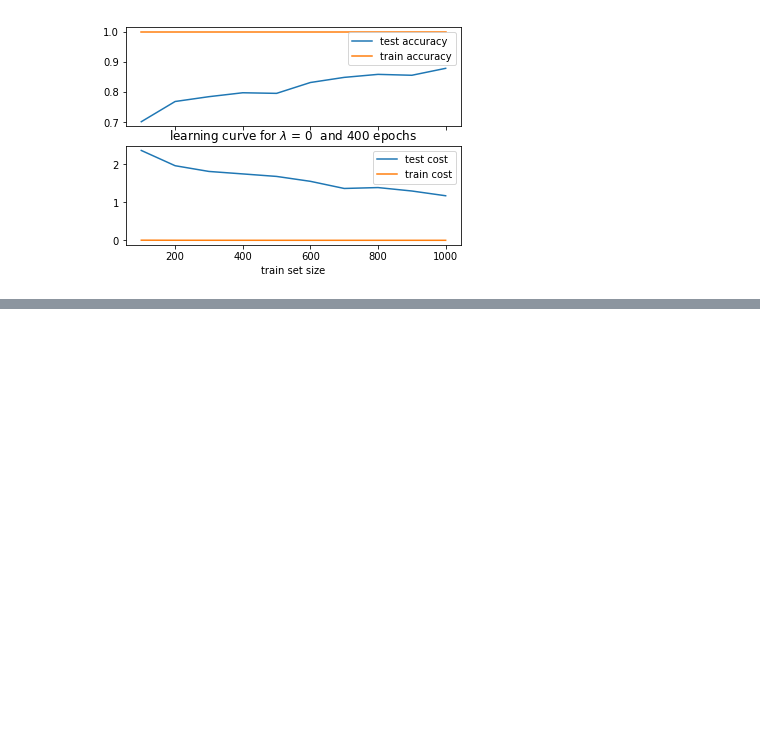
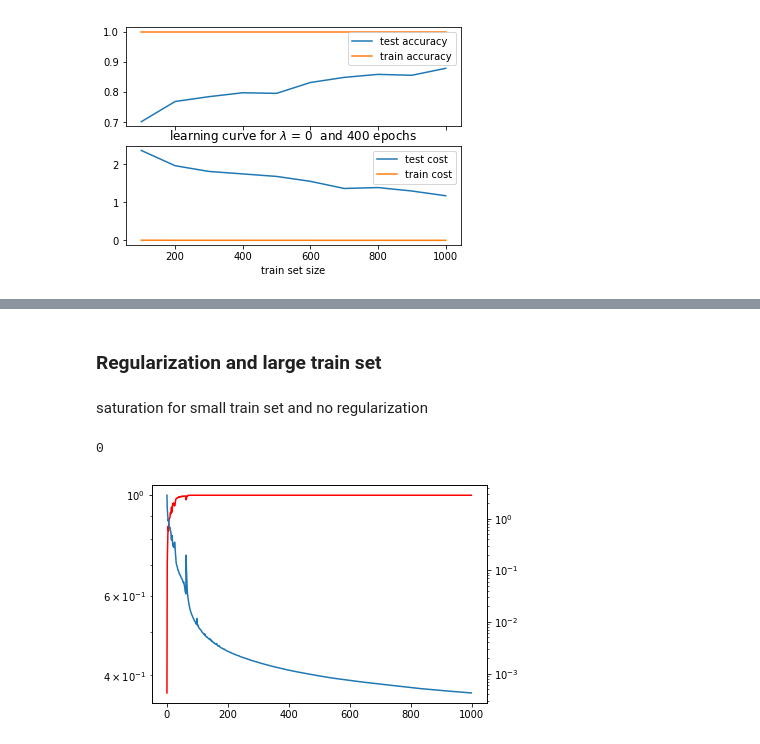
Before and after one commit to mitochevole/DigitsRecognitionCudaNN, a Jupyter notebook: Neural_network_analysis.ipynb, the cells around one changed output, grey strips where cells are left out. Cells and saved outputs as stored; diff of their text form; code cells hidden in the pictures; blank space fills up the shorter version.

Commit message:
Reorganized main and corrected random inizialization. Added some performance analysis with regularization in the notebook

```diff
--- a/Neural_network_analysis.ipynb
+++ b/Neural_network_analysis.ipynb
@@ -94,0 +134,4 @@ Next step will be the introduction of regularization parameter and its tuning to
+# %% [markdown]
+### Regularization and large train set ###
+# %% [markdown]
+saturation for small train set and no regularization
@@ -94,0 +162,13 @@ Next step will be the introduction of regularization parameter and its tuning to
+# %%
+final_list = convert_pars()
+subprocess.call(final_list)
+# %% [output]
+0
+# %%
+e,a,c = np.genfromtxt('train_output_1000_0_3',unpack = True)
+plt.semilogy(e,a,'r')
+ax2 = plt.twinx()
+ax2.semilogy(e,c)
+plt.show()
+# %% [output]
+[figure, added]
```
Also changed, not shown: parts of 19 cells of this notebook, 2 other files.
